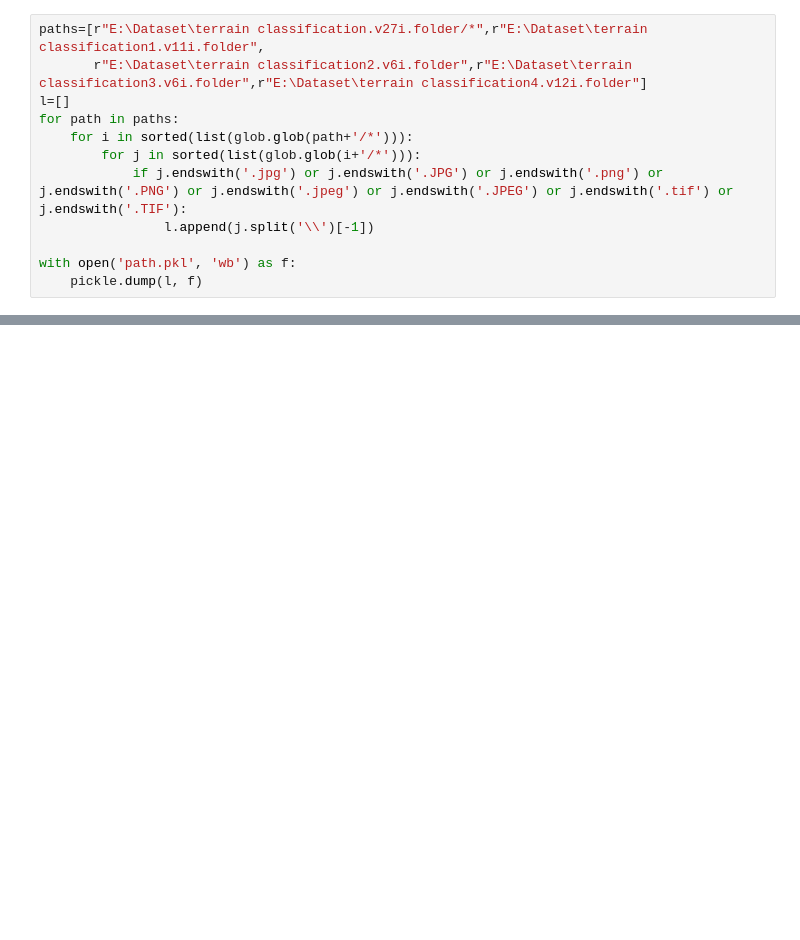
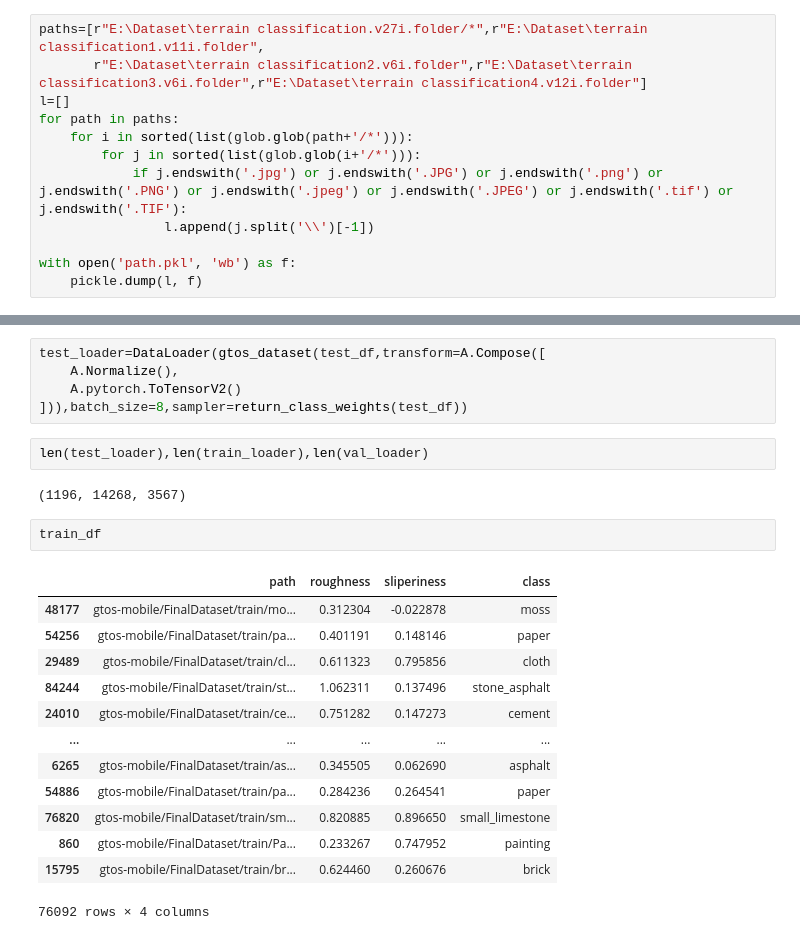
Before and after one commit to HARI45SH/Terra-Tech-Titans, a Jupyter notebook: Notebooks/path.ipynb, the cells around one changed output, grey strips where cells are left out. Saved outputs shown, nothing was run; the diff lists cells and outputs as text; blank space fills up the shorter version.

```diff
--- a/Notebooks/path.ipynb
+++ b/Notebooks/path.ipynb
@@ -63,0 +379,25 @@ l
+# %%
+test_loader=DataLoader(gtos_dataset(test_df,transform=A.Compose([
+    A.Normalize(),
+    A.pytorch.ToTensorV2()
+])),batch_size=8,sampler=return_class_weights(test_df))
+# %%
+len(test_loader),len(train_loader),len(val_loader)
+# %% [output]
+(1196, 14268, 3567)
+# %%
+train_df
+# %% [output]
+|  | path | roughness | sliperiness | class |
+| 48177 | gtos-mobile/FinalDataset/train/mo... | 0.312304 | -0.022878 | moss |
+| 54256 | gtos-mobile/FinalDataset/train/pa... | 0.401191 | 0.148146 | paper |
+| 29489 | gtos-mobile/FinalDataset/train/cl... | 0.611323 | 0.795856 | cloth |
+| 84244 | gtos-mobile/FinalDataset/train/st... | 1.062311 | 0.137496 | stone_asphalt |
+| 24010 | gtos-mobile/FinalDataset/train/ce... | 0.751282 | 0.147273 | cement |
+| ... | ... | ... | ... | ... |
+| 6265 | gtos-mobile/FinalDataset/train/as... | 0.345505 | 0.062690 | asphalt |
+| 54886 | gtos-mobile/FinalDataset/train/pa... | 0.284236 | 0.264541 | paper |
+| 76820 | gtos-mobile/FinalDataset/train/sm... | 0.820885 | 0.896650 | small_limestone |
+| 860 | gtos-mobile/FinalDataset/train/Pa... | 0.233267 | 0.747952 | painting |
+| 15795 | gtos-mobile/FinalDataset/train/br... | 0.624460 | 0.260676 | brick |
+76092 rows × 4 columns
```
Also changed, not shown: parts of 35 cells of this notebook, 2 other files.
